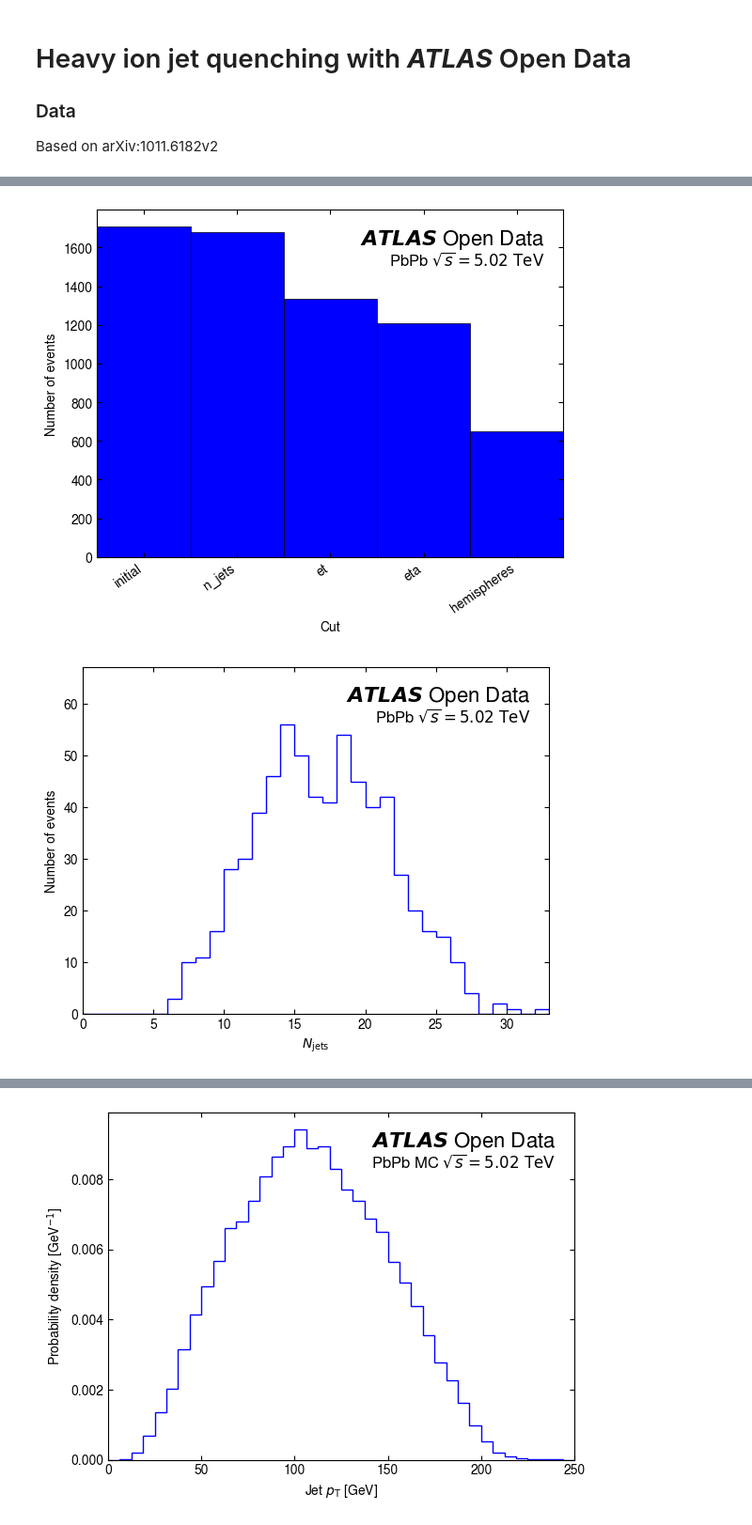
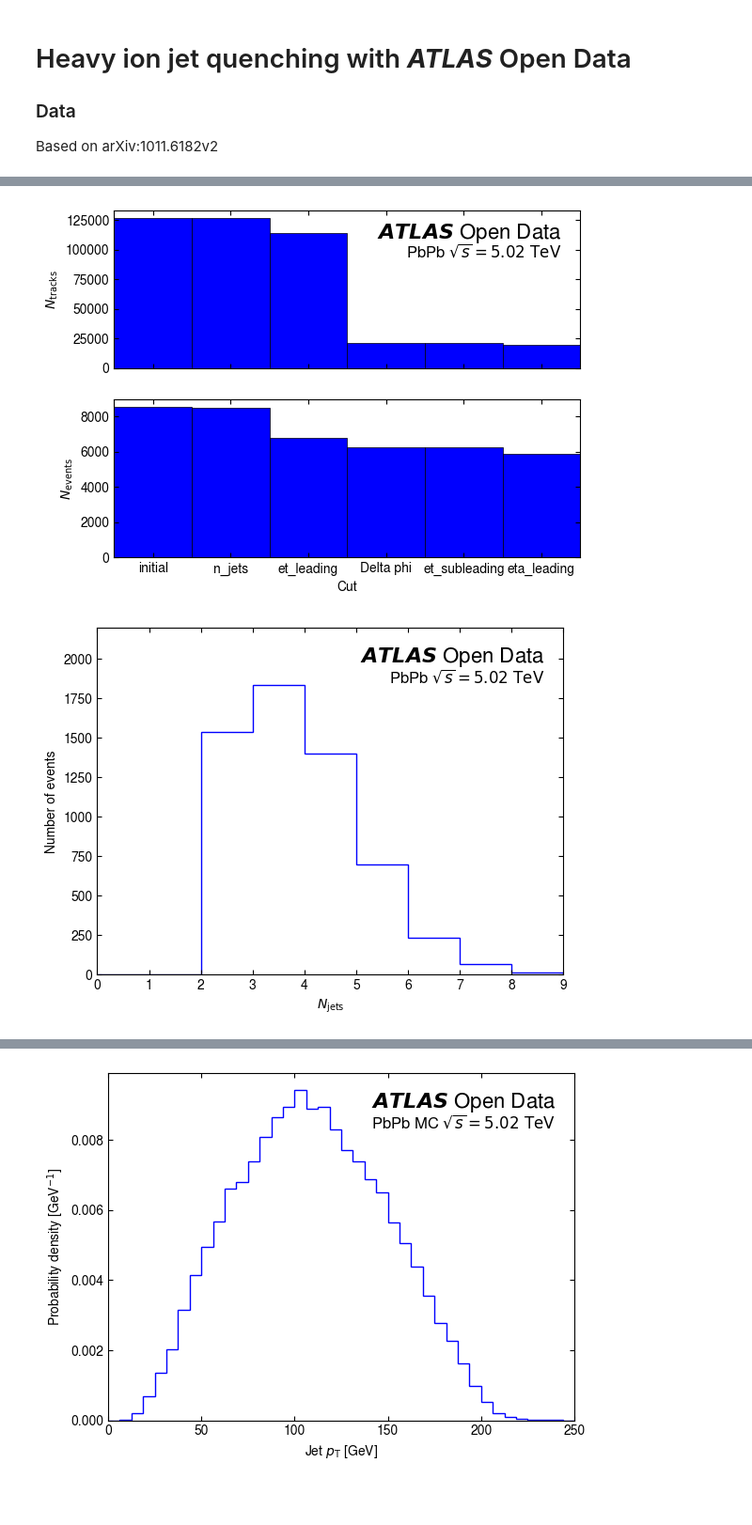
Before and after one commit to rjackson-lancs/notebooks-collection-opendata, a Jupyter notebook: for-research/heavy-ion-hard-probes/hardprobes_data.ipynb, the cells around one changed output, grey strips where cells are left out. Shown at 94% size. Drawn from its saved outputs; the diff is of its cells as text; code cells hidden in the pictures; blank space fills up the shorter version.

Commit message:
Update hardprobes data

```diff
--- a/for-research/heavy-ion-hard-probes/hardprobes_data.ipynb
+++ b/for-research/heavy-ion-hard-probes/hardprobes_data.ipynb
@@ -27,7 +31,7 @@ def inner_ticks(ax:matplotlib.axes.Axes):
     ax.tick_params(direction="in",which="both",top=True,right=True)
 
 # Plot an ATLAS Open Data label on a pair of axes
-def atlas_label(ax:matplotlib.axes.Axes,loc="upper right",text="Open Data",fontsize=16,pos_ovr=None,msg=r"PbPb $\sqrt{s}=5.02\ \mathrm{TeV}$",mc=False):
+def atlas_label(ax:matplotlib.axes.Axes,loc="upper right",text="Open Data",fontsize=16,pos_ovr=None,msg=r"PbPb $\sqrt{s}=5.02\ \mathrm{TeV}$",mc=False,msg_offset=.05):
     locs = {
         "upper left" : (.04, .88),
         "upper right": (.96, .88),
@@ -45,13 +49,31 @@ def atlas_label(ax:matplotlib.axes.Axes,loc="upper right",text="Open Data",fonts
     if msg:
         if mc: msg = r"PbPb MC $\sqrt{s}=5.02\ \mathrm{TeV}$"
         ax.text(
-            pos[0], pos[1]-.05, msg,
+            pos[0], pos[1]-msg_offset, msg,
             transform=ax.transAxes, fontsize=fontsize*.75, ha=ha, va="bottom"
         )
 # %%
 # Cutting functions
 def cut_n_jets(jets:ak.Array,N=2)->ak.Array:
     return jets[ak.num(jets) >= N]
+
+def et(jets:ak.Array):
+    return np.sqrt(jets["pt"]*jets["pt"] + jets["m"]*jets["m"]/(np.cosh(jets["eta"])*np.cosh(jets["eta"])))
+# ET1 > 100 GeV
+def cut_leading_et(jets:ak.Array,leading=100)->ak.Array:
+    jets["et"] = et(jets)
+    jets = jets[ak.argsort(jets["et"],axis=1,ascending=False)]
+    return jets[jets["et"][:,0]*MeVtoGeV > leading]
+
+def deltaphi(phi1,phi2):
+    return np.abs((phi2 - phi1 + np.pi) % (2*np.pi) - np.pi)
+def cut_deltaphi(jets:ak.Array):
+    jets["leading_deltaphi"] = deltaphi(ak.firsts(jets["phi"]),jets["phi"])
+    jets = jets[(jets["leading_deltaphi"] > np.pi*7/8) | (ak.local_index(jets["leading_deltaphi"]) == 0)]
+    return jets[ak.num(jets) >= 2]
+
+def cut_subleading_et(jets:ak.Array,subleading=25):
+    return jets[jets["et"][:,1]*MeVtoGeV > subleading]
 
 def cut_et(jets:ak.Array,leading=100,subleading=25)->ak.Array:
     jets["et"] = np.sqrt(jets["pt"]*jets["pt"] + jets["m"]*jets["m"])
@@ -67,8 +89,6 @@ def transform_deltaphi(jets:ak.Array):
     dphi = jets["phi"][:,0] - jets["phi"][:,1]
     dphi = (dphi + np.pi) % (2*np.pi) - np.pi
     return dphi
-def cut_opp_hemispheres(jets:ak.Array)->ak.Array:
-    return jets[np.abs(transform_deltaphi(jets)) > np.pi*.5]
 
 # Get the number of entries in a jagged awkward array
 def get_entries(array:ak.Array):
@@ -128,6 +146,10 @@ def get_jets_fcal(path:str):
                 f"EventInfoAuxDyn.FCalEt{x}" for x in ("A","C")
             )
         } | {
+            branch.split(".")[1]: tree[branch].array() for branch in (
+                f"EventInfoAuxDyn.Centrality{x}" for x in ("Min","Max")
+            )
+        }| {
             "eventNumber": tree["EventInfoAuxDyn.eventNumber"].array()
         })
     return jets, fcal
@@ -267,9 +321,9 @@ plot_pt(jets)
 # %%
-jets, fcal, fig = apply_plot_cuts(jets,fcal)
+jets, fcal = apply_cuts(jets,fcal,plot=True)
 n_jets, fig = plot_n_jets(jets)
 # %% [output]
-[figure, old version]
+[figure, new version]
-[figure, old version]
+[figure, new version]
 # %%
 jet_centralities = bin_jets_by_centrality(jets,fcal)
 plot_aj(jet_centralities)
```
Also changed, not shown: parts of 17 cells of this notebook.
